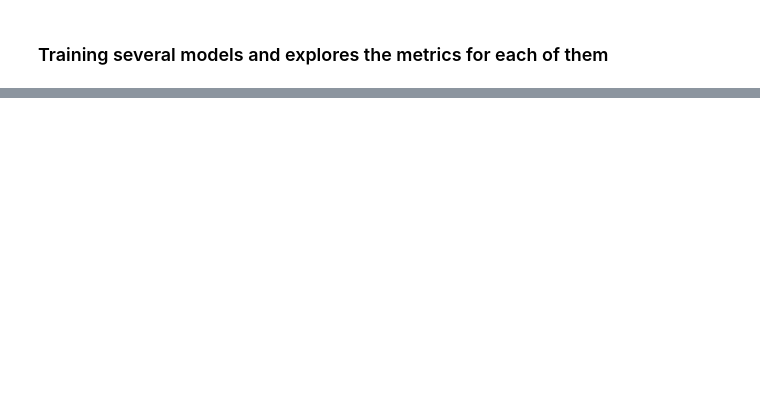
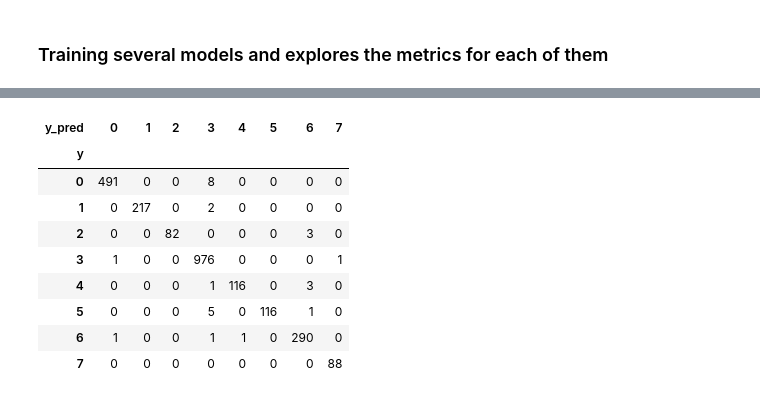
Before and after one commit to Ironhack-Data-Madrid-Febrero-2021/lab-avila-bible, a Jupyter notebook: your-code/main.ipynb, the cells around one changed output, grey strips where cells are left out. Drawn from its saved outputs; the diff is of its cells as text; code cells hidden in the pictures; blank space fills up the shorter version.

```diff
--- a/your-code/main.ipynb
+++ b/your-code/main.ipynb
@@ -115,2 +322,15 @@ https://scikit-learn.org/stable/modules/classes.html#module-sklearn.metrics
+# %%
+pd.crosstab(data_test.y, data_test.y_pred)
+# %% [output]
+| y_pred | 0 | 1 | 2 | 3 | 4 | 5 | 6 | 7 |
+| y |  |  |  |  |  |  |  |  |
+| 0 | 491 | 0 | 0 | 8 | 0 | 0 | 0 | 0 |
+| 1 | 0 | 217 | 0 | 2 | 0 | 0 | 0 | 0 |
+| 2 | 0 | 0 | 82 | 0 | 0 | 0 | 3 | 0 |
+| 3 | 1 | 0 | 0 | 976 | 0 | 0 | 0 | 1 |
+| 4 | 0 | 0 | 0 | 1 | 116 | 0 | 3 | 0 |
+| 5 | 0 | 0 | 0 | 5 | 0 | 116 | 1 | 0 |
+| 6 | 1 | 0 | 0 | 1 | 1 | 0 | 290 | 0 |
+| 7 | 0 | 0 | 0 | 0 | 0 | 0 | 0 | 88 |
 # %% [markdown]
 ![hope-you-enjoy](https://imgs.xkcd.com/comics/machine_learning.png)
```
Also changed, not shown: parts of 32 cells of this notebook.
